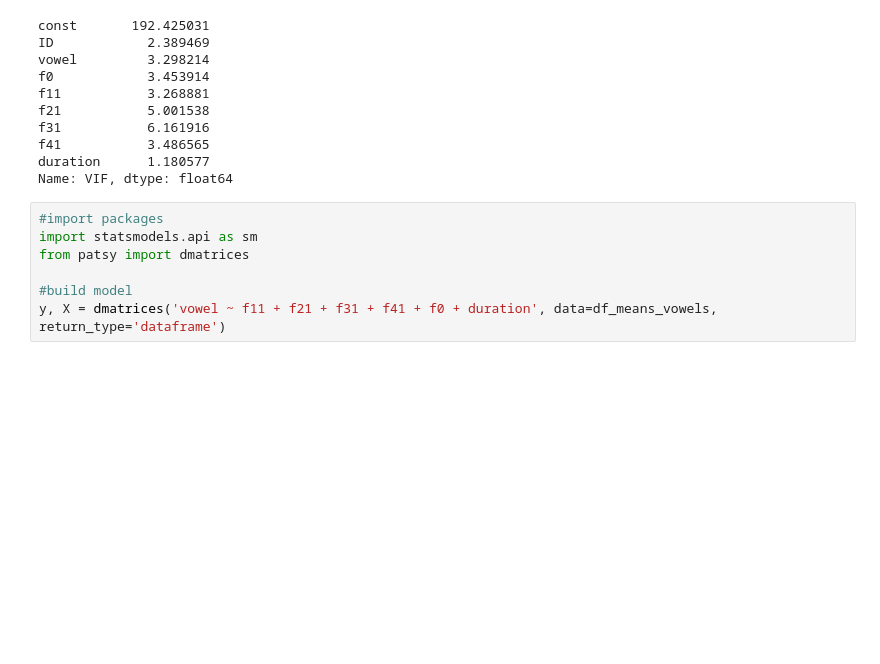
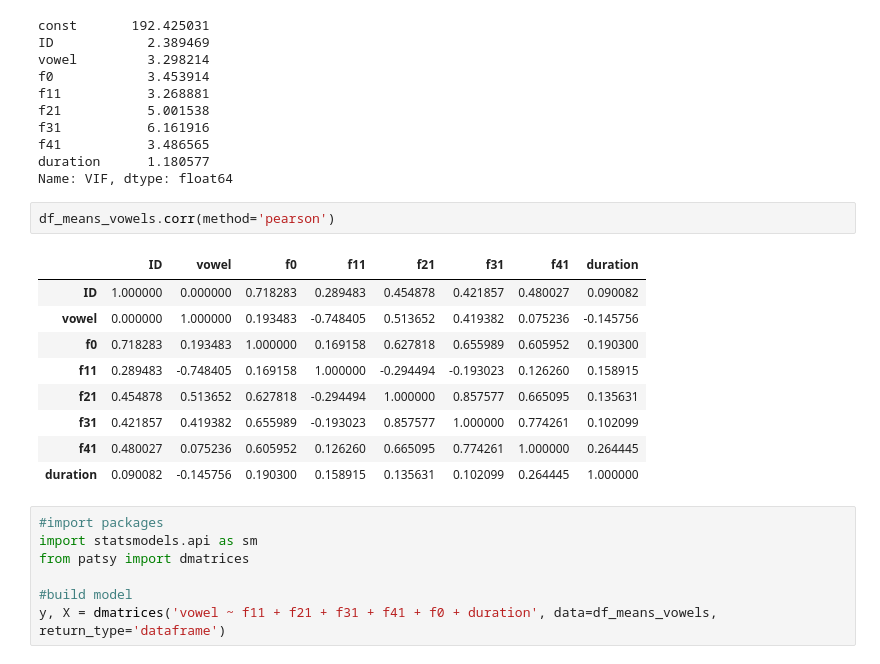
Before and after one commit to kristinpredeck/German-vowel-regression, a Jupyter notebook: German vowels.ipynb, the cells around one changed output. Saved outputs shown, nothing was run; the diff lists cells and outputs as text; blank space fills up the shorter version.

```diff
--- a/German vowels.ipynb
+++ b/German vowels.ipynb
@@ -162,6 +160,18 @@ f31           6.161916
 f41           3.486565
 duration      1.180577
 Name: VIF, dtype: float64
+# %%
+df_means_vowels.corr(method='pearson')
+# %% [output]
+|  | ID | vowel | f0 | f11 | f21 | f31 | f41 | duration |
+| ID | 1.000000 | 0.000000 | 0.718283 | 0.289483 | 0.454878 | 0.421857 | 0.480027 | 0.090082 |
+| vowel | 0.000000 | 1.000000 | 0.193483 | -0.748405 | 0.513652 | 0.419382 | 0.075236 | -0.145756 |
+| f0 | 0.718283 | 0.193483 | 1.000000 | 0.169158 | 0.627818 | 0.655989 | 0.605952 | 0.190300 |
+| f11 | 0.289483 | -0.748405 | 0.169158 | 1.000000 | -0.294494 | -0.193023 | 0.126260 | 0.158915 |
+| f21 | 0.454878 | 0.513652 | 0.627818 | -0.294494 | 1.000000 | 0.857577 | 0.665095 | 0.135631 |
+| f31 | 0.421857 | 0.419382 | 0.655989 | -0.193023 | 0.857577 | 1.000000 | 0.774261 | 0.102099 |
+| f41 | 0.480027 | 0.075236 | 0.605952 | 0.126260 | 0.665095 | 0.774261 | 1.000000 | 0.264445 |
+| duration | 0.090082 | -0.145756 | 0.190300 | 0.158915 | 0.135631 | 0.102099 | 0.264445 | 1.000000 |
 # %%
 #import packages
 import statsmodels.api as sm
```
Also changed, not shown: parts of 2 cells of this notebook.
